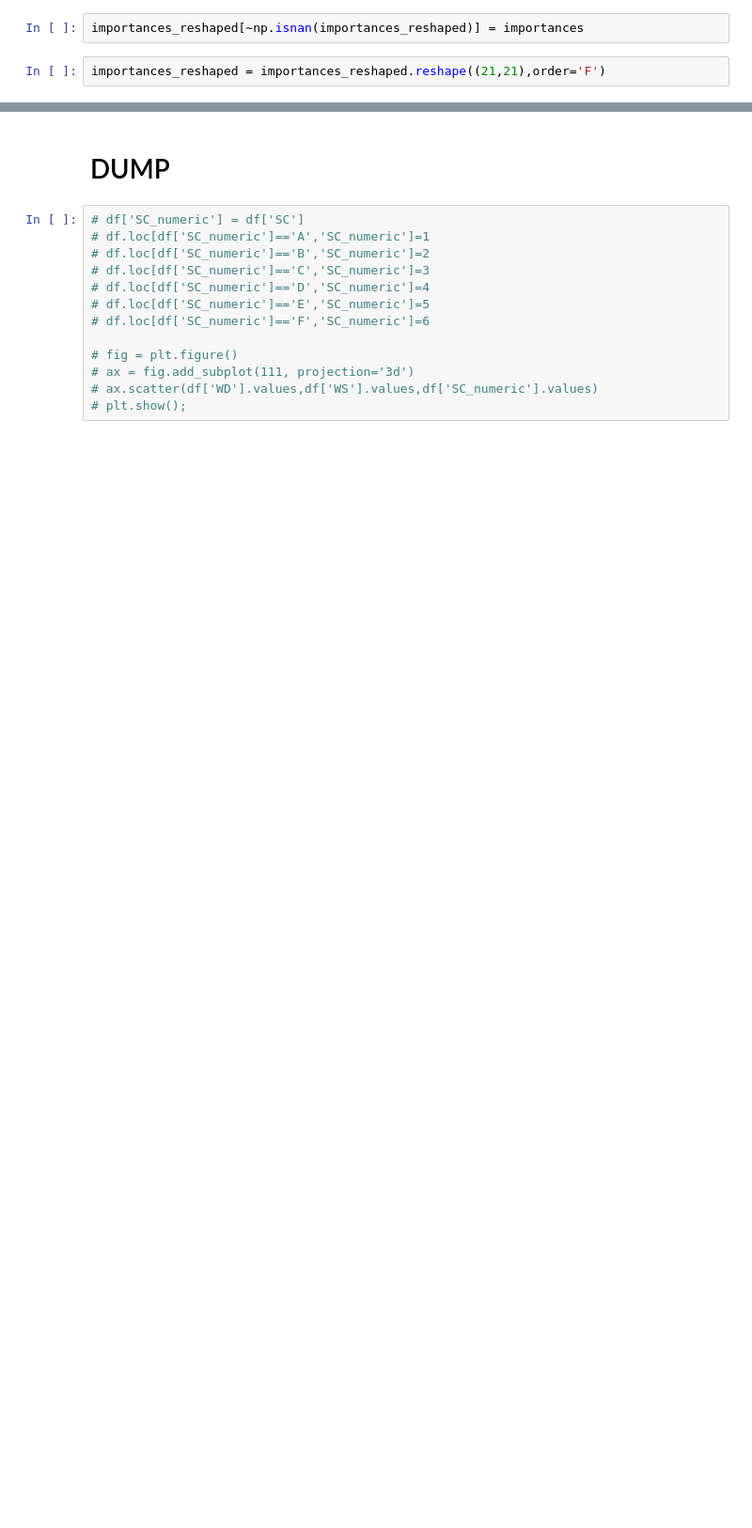
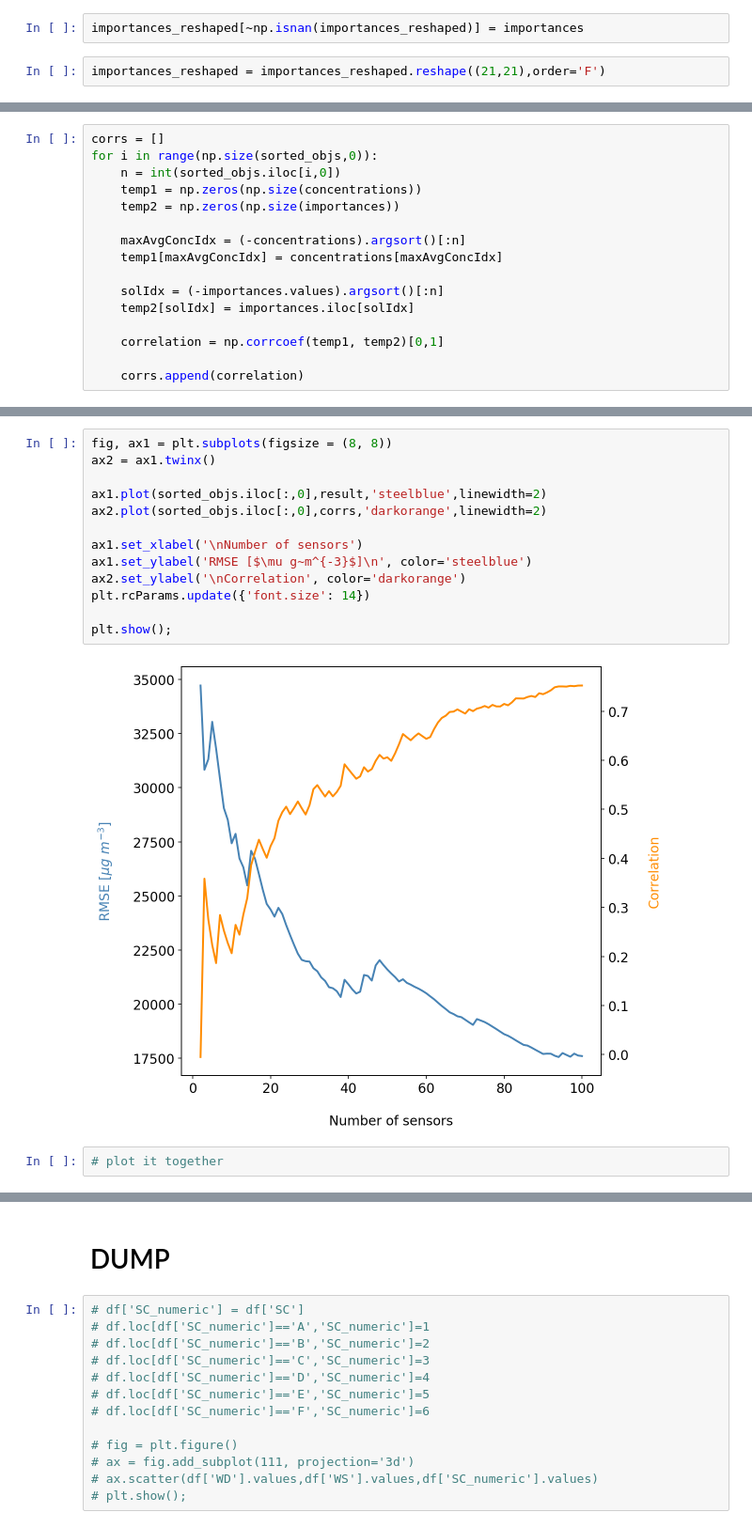
Before and after one commit to iditbela2/Borg_python, a Jupyter notebook: optimization_code/optimization_notebooks/results_analysis.ipynb, the cells around one changed output, grey strips where cells are left out. Shown at 94% size. Cells and saved outputs as stored; diff of their text form; blank space fills up the shorter version.

```diff
--- a/optimization_code/optimization_notebooks/results_analysis.ipynb
+++ b/optimization_code/optimization_notebooks/results_analysis.ipynb
@@ -416,0 +481,16 @@ plt.show();
+# %%
+corrs = []
+for i in range(np.size(sorted_objs,0)):
+    n = int(sorted_objs.iloc[i,0])
+    temp1 = np.zeros(np.size(concentrations))
+    temp2 = np.zeros(np.size(importances))
+
+    maxAvgConcIdx = (-concentrations).argsort()[:n]
+    temp1[maxAvgConcIdx] = concentrations[maxAvgConcIdx]
+
+    solIdx = (-importances.values).argsort()[:n]
+    temp2[solIdx] = importances.iloc[solIdx]
+
+    correlation = np.corrcoef(temp1, temp2)[0,1]
+
+    corrs.append(correlation)
@@ -416,0 +502,17 @@ plt.show();
+# %%
+fig, ax1 = plt.subplots(figsize = (8, 8))
+ax2 = ax1.twinx()
+
+ax1.plot(sorted_objs.iloc[:,0],result,'steelblue',linewidth=2)
+ax2.plot(sorted_objs.iloc[:,0],corrs,'darkorange',linewidth=2)
+
+ax1.set_xlabel('\nNumber of sensors')
+ax1.set_ylabel('RMSE [$\mu g~m^{-3}$]\n', color='steelblue')
+ax2.set_ylabel('\nCorrelation', color='darkorange')
+plt.rcParams.update({'font.size': 14})
+
+plt.show();
+# %% [output]
+[figure, added]
+# %%
+# plot it together
```
Also changed, not shown: parts of 19 cells of this notebook, 4 other files.
